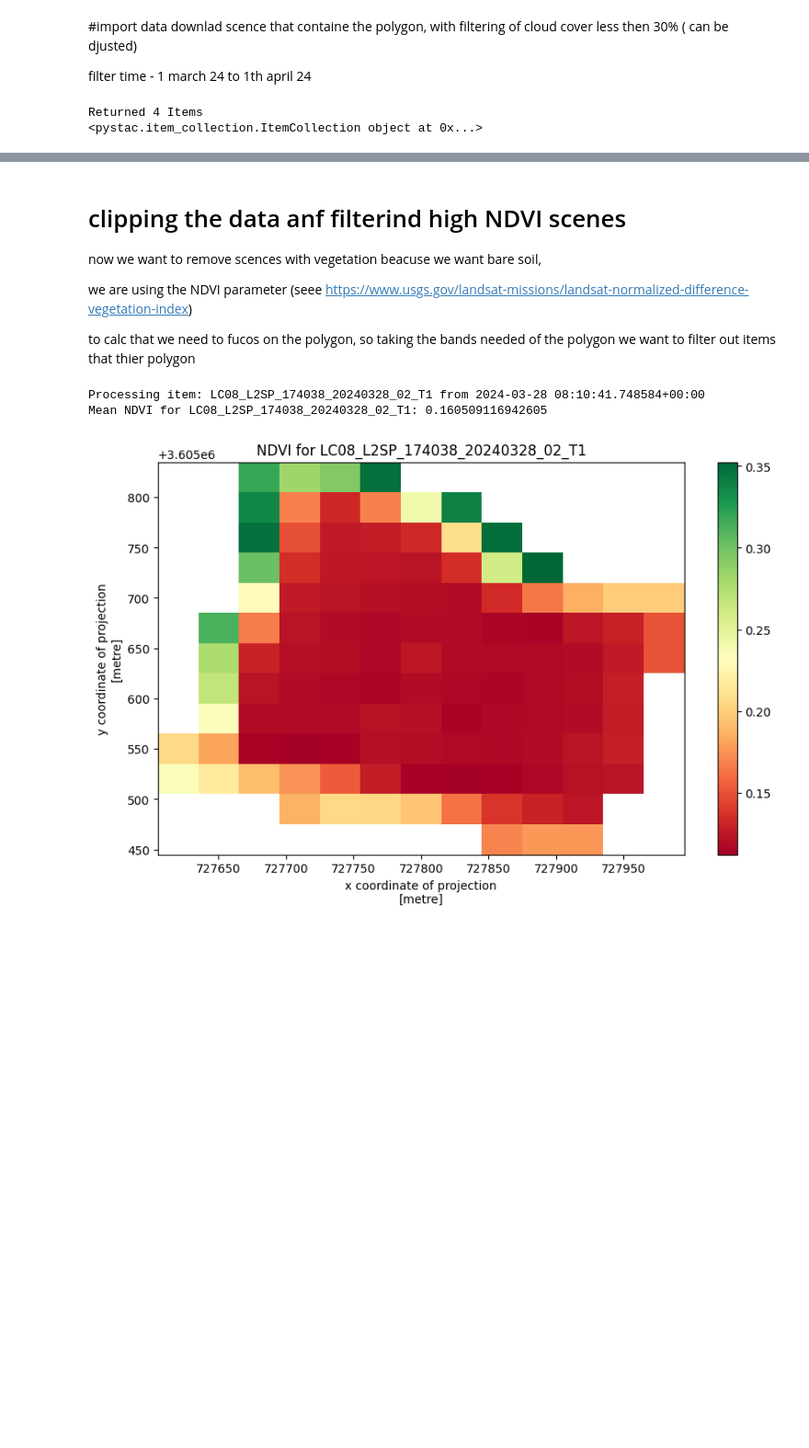
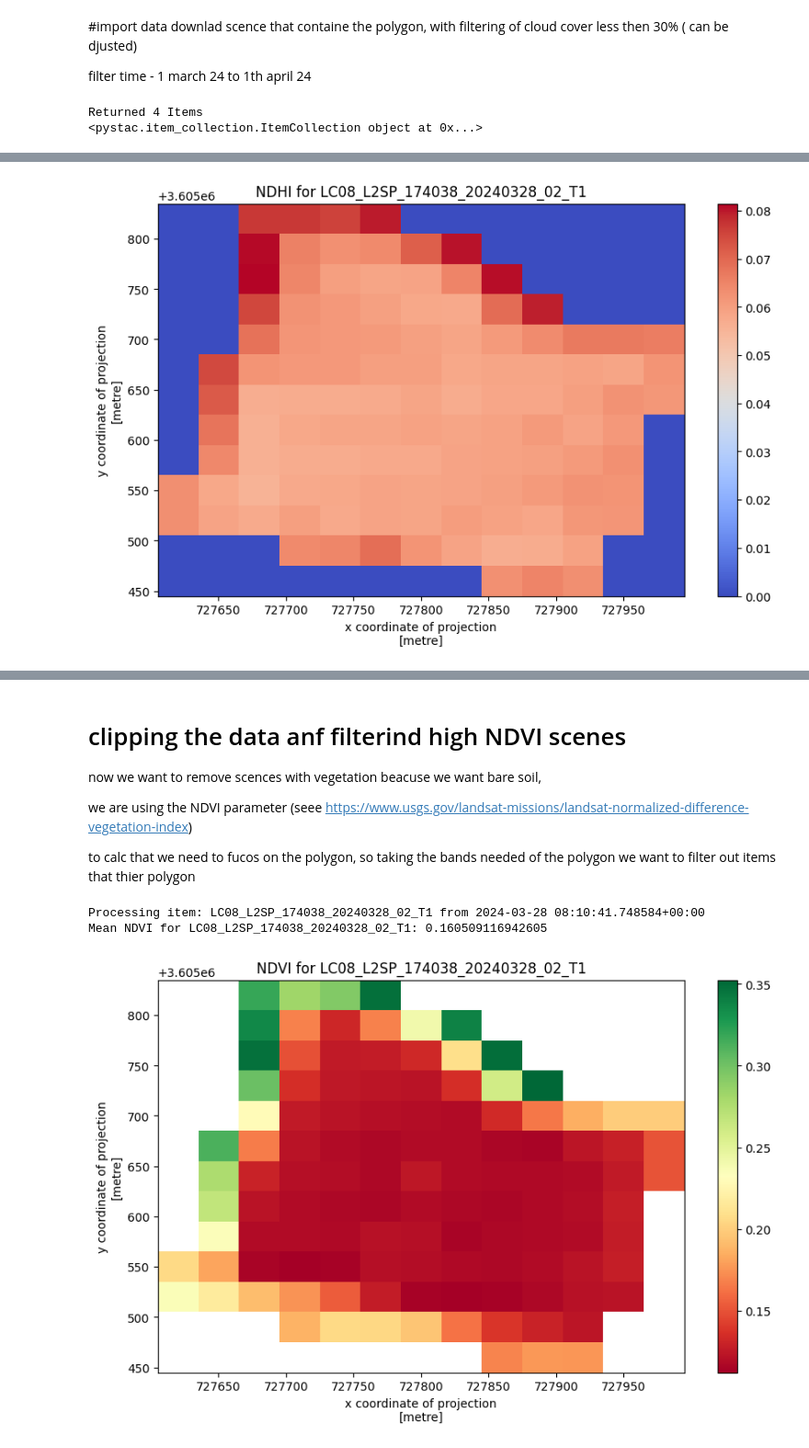
Before and after one commit to OriRoth22/tierra_spec_task, a Jupyter notebook: tierra_spec.ipynb, the cells around one changed output, grey strips where cells are left out. Shown at 92% size. Saved outputs shown, nothing was run; the diff lists cells and outputs as text; code cells hidden in the pictures; blank space fills up the shorter version.

```diff
--- a/tierra_spec.ipynb
+++ b/tierra_spec.ipynb
@@ -63,13 +63,16 @@ polygon_geojson = {
         ]
     ],
 }
-time_of_interest = "2024-03-01/2024-04-01"
+time_of_interest = "2024-03-11/2024-04-01"
 
 search = catalog.search(
     collections=["landsat-c2-l2"], # search the landset 8/ 9 data
     intersects=polygon_geojson,
     datetime=time_of_interest,
-    query={"eo:cloud_cover": {"lt": 30}}, # max 30% cloud cover
+    query={
+        "eo:cloud_cover": {"lt": 15} # Maximum 15% cloud cover Adjust this threshold as needed
+
+    },
 )
 
 items = search.item_collection() # get list of the item founded
@@ -78,3 +81,85 @@ print (items)
 # %% [output]
 Returned 4 Items
 <pystac.item_collection.ItemCollection object at 0x...>
+# %%
+# Convert polygon to a GeoDataFrame
+polygon_gdf = gpd.GeoDataFrame(geometry=[shape(polygon_geojson)], crs="EPSG:4326")
+
+# Function to calculate NDVI
+def calculate_ndvi(nir, red):
+    return (nir - red) / (nir + red + 1e-10)
+
+# Function to calculate NDHI
+def calculate_ndhi(green, blue):
+    return (green - blue) / (green + blue + 1e-10)  # Add small value to avoid division by zero
+
+# Initialize storage for results
+ndvi_results = {}
+ndhi_results = {}
+final_filtered_items = []  # Items that pass both NDVI and NDHI thresholds
+
+# NDVI Threshold
+ndvi_threshold = 0.2
+
+# NDHI Threshold (filter out high NDHI values)
+ndhi_threshold = 0.2
+
+for item in items:
+    print(f"Processing item: {item.id} from {item.datetime}")
+
+    # Load the data for NDVI calculation
+    ndvi_bands = ["red", "nir08"]
+    ndvi_data = odc.stac.stac_load([item], bands=ndvi_bands).isel(time=0)
+
+    # Clip the NDVI data to the polygon
+    ndvi_clipped = ndvi_data.rio.clip([polygon_gdf.geometry[0]], polygon_gdf.crs, all_touched=True)
+
+    # Calculate NDVI
+    red_band = ndvi_clipped["red"]
+    nir_band = ndvi_clipped["nir08"]
+    ndvi = calculate_ndvi(nir_band, red_band)
+
+    # Calculate mean NDVI
+    mean_ndvi = ndvi.mean().item()  # Convert xarray DataArray to a scalar value
+    print(f"Mean NDVI for {item.id}: {mean_ndvi}")
+
+    # Check the NDVI threshold
+    if mean_ndvi <= ndvi_threshold:
+        print(f"Item {item.id} passed NDVI filter. Proceeding to NDHI calculation...")
+        ndvi_results[item.id] = ndvi
+
+        # Load the data for NDHI calculation
+        ndhi_bands = ["green", "blue"]
+        ndhi_data = odc.stac.stac_load([item], bands=ndhi_bands).isel(time=0)
+
+        # Clip the NDHI data to the polygon
+        ndhi_clipped = ndhi_data.rio.clip([polygon_gdf.geometry[0]], polygon_gdf.crs, all_touched=True)
+
+        # Calculate NDHI
+        green_band = ndhi_clipped["green"]
+        blue_band = ndhi_clipped["blue"]
+        ndhi = calculate_ndhi(green_band, blue_band)
+
+        # Calculate mean NDHI
+        mean_ndhi = ndhi.mean().item()  # Convert xarray DataArray to a scalar value
+        print(f"Mean NDHI for {item.id}: {mean_ndhi}")
+
+        # Check the NDHI threshold
+        if mean_ndhi < ndhi_threshold:
+            final_filtered_items.append(item)  # Keep items with mean NDHI below the threshold
+            ndhi_results[item.id] = ndhi
+
+            # Visualize NDHI (optional)
+            plt.figure(figsize=(10, 6))
+            ndhi.plot(cmap="coolwarm")
+            plt.title(f"NDHI for {item.id}")
+            plt.show()
+        else:
+            print(f"Item {item.id} removed due to high mean NDHI ({mean_ndhi}).")
+    else:
+        print(f"Item {item.id} removed due to high mean NDVI ({mean_ndvi}).")
+
+print("Processing complete.")
+print(f"{len(ndvi_results)} items passed the NDVI filter.")
+print(f"{len(final_filtered_items)} items retained after NDHI filtering.")
+# %% [output]
@@ -80,0 +170 @@ Returned 4 Items
+[figure, added]
```
Also changed, not shown: parts of 10 cells of this notebook.
